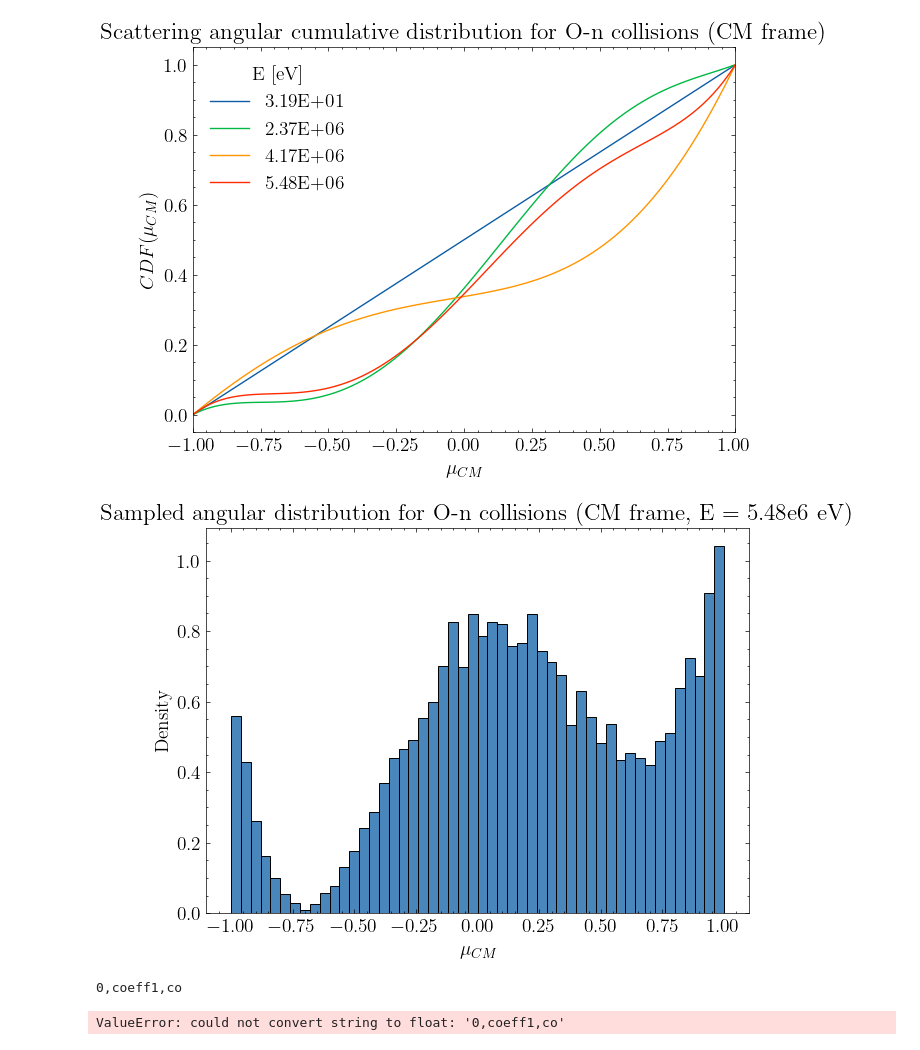
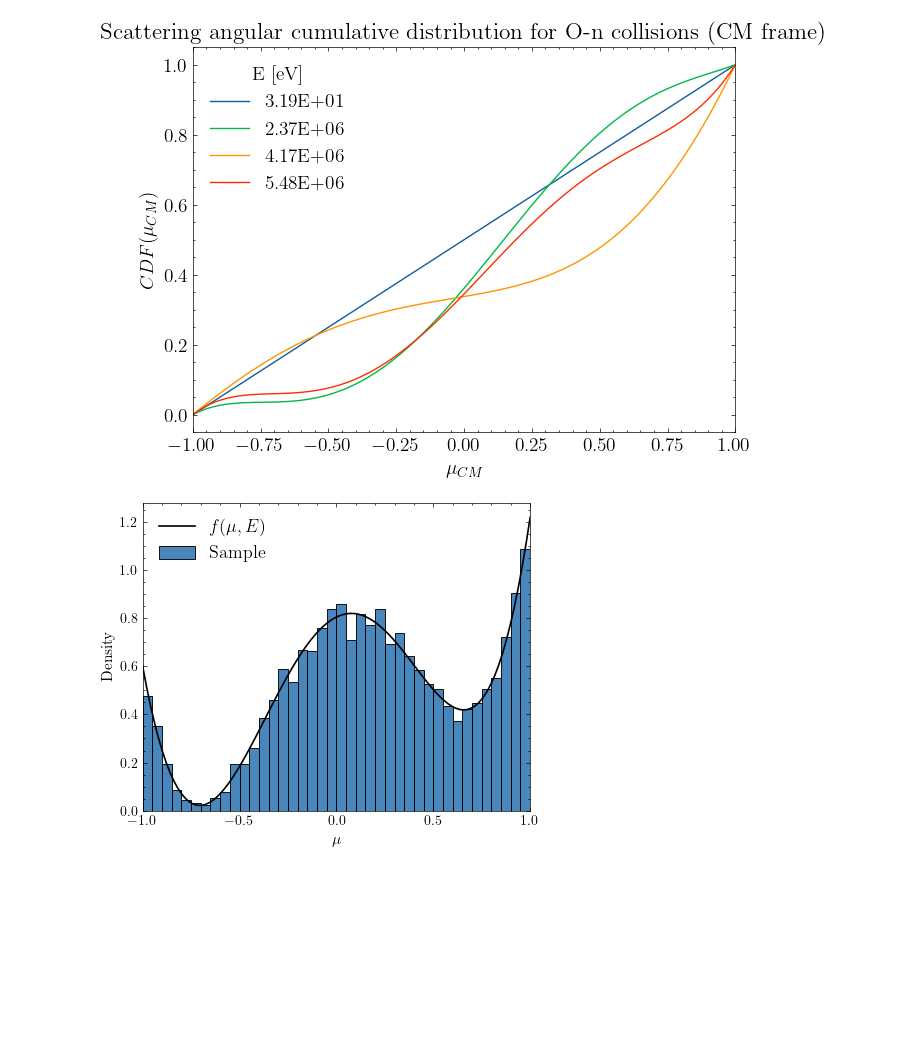
Before and after one commit to DerkNiessink/NeutroWater, a Jupyter notebook: analysis/angle.ipynb, the cells around one changed output. Saved outputs shown, nothing was run; the diff lists cells and outputs as text; code cells hidden in the pictures; blank space fills up the shorter version.

Commit message:
Small changes to the analysis plots

```diff
--- a/analysis/angle.ipynb
+++ b/analysis/angle.ipynb
@@ -202,14 +117,3 @@ plt.title("Scattering angular cumulative distribution for O-n collisions (CM fra
 plt.show()
 # %% [output]
 [figure]
-# %%
-proc = angular_processor.AngularProcessor([H_data_angular, O_data_angular], masses=[1, 16])
-angles = proc.get_CM_cosines(16, E=5.48e6, num_samples=10000)
-
-plt.figure(figsize=(7, 5))
-sns.histplot(angles, bins=50, stat="density")
-plt.xlabel(r"$\mu_{CM}$")
-plt.title("Sampled angular distribution for O-n collisions (CM frame, E = 5.48e6 eV)")
-plt.show()
-# %% [output]
-[figure, removed]
@@ -245,13 +120,22 @@ remove_blank_rows('../data/O_angular.txt')
-# %%
-# Define the width of each column
-col_widths = [11] * 11
-
-# Read the fixed-width file
-df = pd.read_fwf('../data/O_angular.txt', widths=col_widths, header=None)
-
-df.fillna("0.000000+0", inplace=True)
-df = df.map(convert_number)
-df.to_csv('../data/O_angular.txt', index=False)
-# %% [output]
-0,coeff1,co
-ValueError: could not convert string to float: '0,coeff1,co'
+# %%
+proc = angular_processor.AngularProcessor([H_data_angular, O_data_angular], masses=[1, 16])
+angles = proc.get_CM_cosines(16, E=5.48e6, num_samples=10000)
+
+plt.figure(figsize=(5, 4))
+for i in range(1, O_data_angular.shape[0], 20):
+    if O_data_angular.iloc[i, 0] == 5.48e6:
+        coeffs = legendre_series(list(O_data_angular.iloc[i, 1:]))
+        plt.plot(x, np.polynomial.legendre.legval(x, coeffs), color="k", linewidth = 1.2, label="$f(\mu, E)$")
+
+
+
+sns.histplot(angles, bins=40, stat="density", label = "Sample")
+plt.xlabel(r"$\mu$", fontsize = 11)
+plt.xlim(-1, 1)
+plt.yticks(fontsize=10)
+plt.xticks(fontsize=10)
+plt.ylabel("Density", fontsize=11)
+plt.legend(fontsize=13, loc="upper left")
+plt.show()
+# %% [output]
+[figure, added]
```
Also changed, not shown: parts of 5 cells of this notebook, 4 other files.
